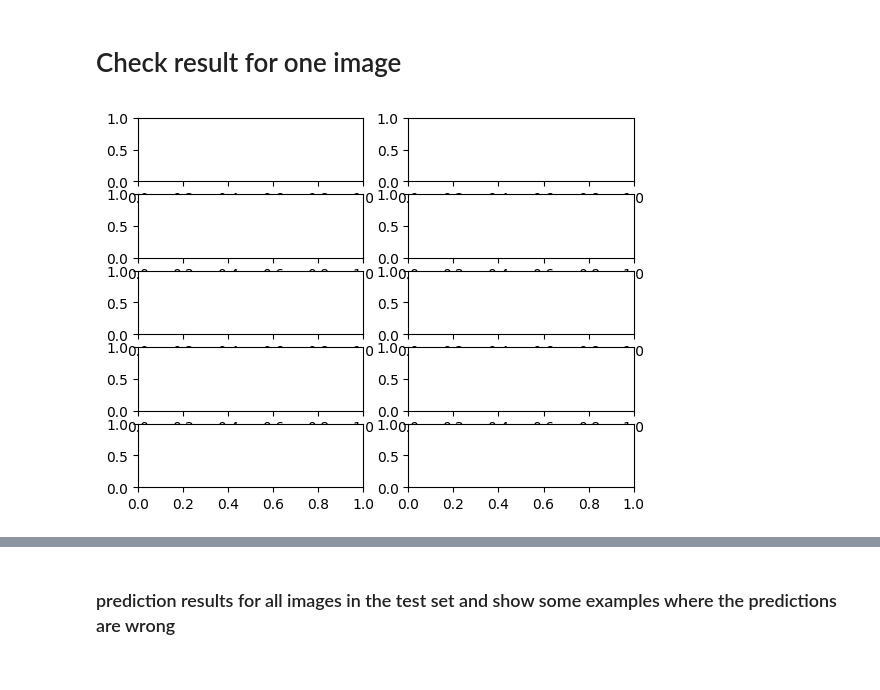
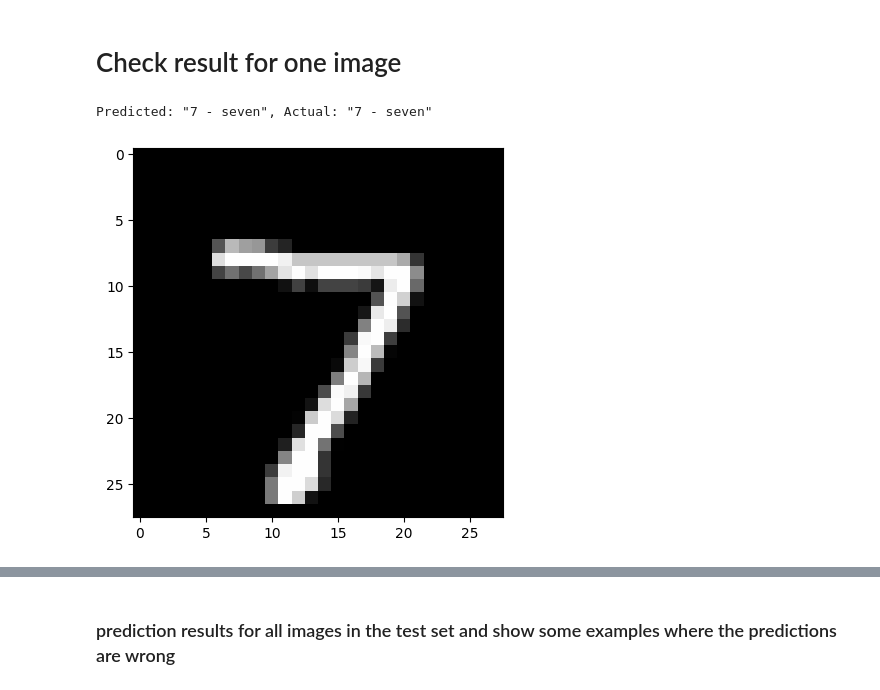
Before and after one commit to KasperMollerHansen/DeepLearning, a Jupyter notebook: bjarke/W03_CNN.ipynb, the cells around one changed output, grey strips where cells are left out. Drawn from its saved outputs; the diff is of its cells as text; code cells hidden in the pictures.

```diff
--- a/bjarke/W03_CNN.ipynb
+++ b/bjarke/W03_CNN.ipynb
@@ -331,21 +326,14 @@ plt.show()
 # Check result for one image
 # %%
 model.eval()
-wrong_predicts = []
-for idx in range(len(test_data)):
-    x, y = test_data[idx][0], test_data[idx][1]
-    # plt.imshow(x.permute(1,2,0), cmap = 'gray')
-    with torch.no_grad():
-        x = x.to(device)
-        pred = model(x.unsqueeze(0))
-        predicted, actual = classes[pred[0].argmax(0)], classes[y]
-        # print(f'Predicted: "{predicted}", Actual: "{actual}"')
-    if predicted != actual:
-        point = [idx, predicted, actual]
-        wrong_predicts.append(point)
-
-fig, ax = plt.subplots(2,5)
-for x in range(2):
-    for i in range(5):
+idx = 0
+x, y = test_data[idx][0], test_data[idx][1]
+plt.imshow(x.permute(1,2,0), cmap = 'gray')
+with torch.no_grad():
+    x = x.to(device)
+    pred = model(x.unsqueeze(0))
+    predicted, actual = classes[pred[0].argmax(0)], classes[y]
+    print(f'Predicted: "{predicted}", Actual: "{actual}"')
 # %% [output]
+Predicted: "7 - seven", Actual: "7 - seven"
-[figure, old version]
+[figure, new version]
```
Also changed, not shown: parts of 8 cells of this notebook, 2 other files.
